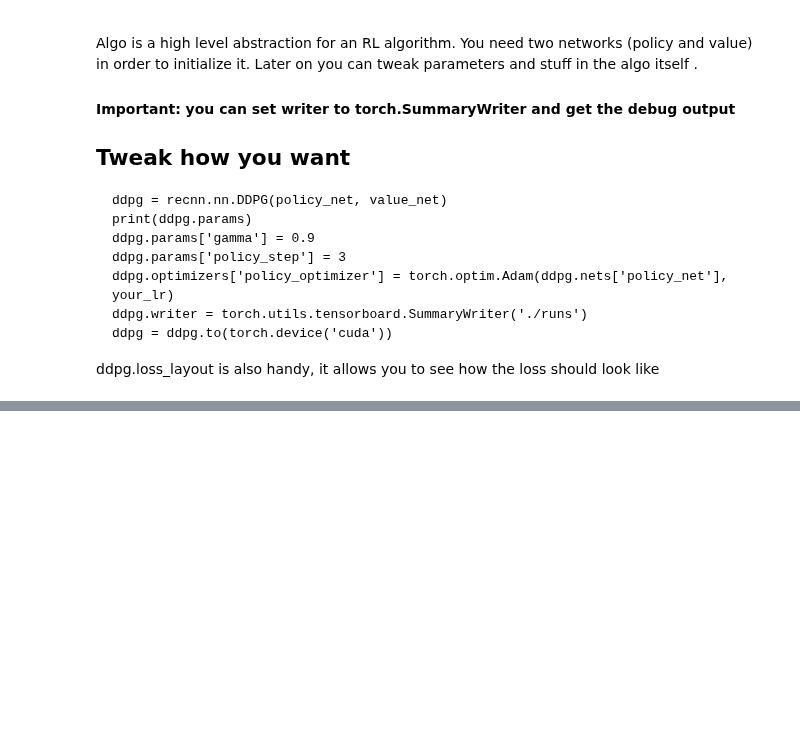
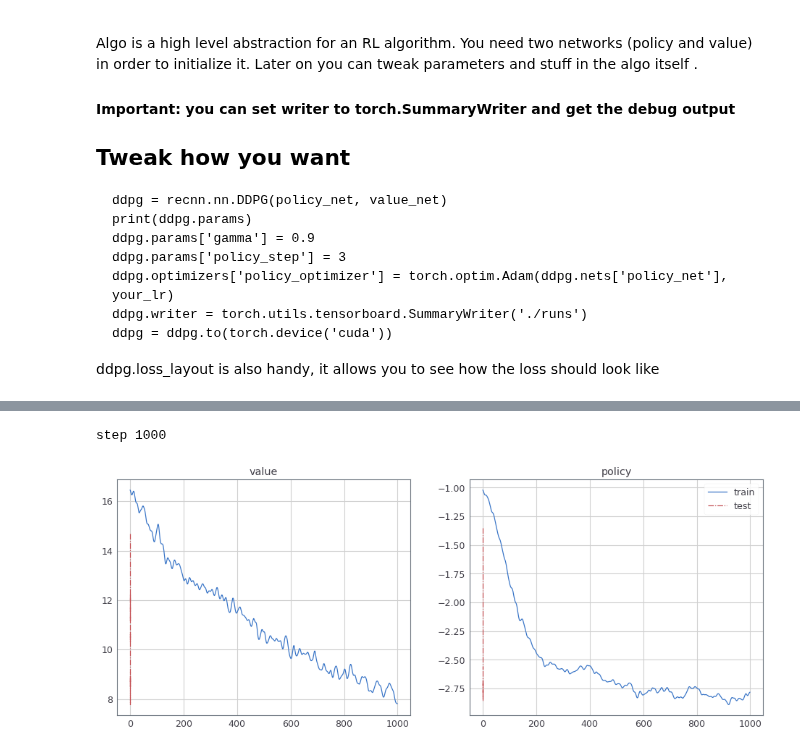
Before and after one commit to awarebayes/RecNN, a Jupyter notebook: examples/[Library Basics]/1. Getting Started.ipynb, the cells around one changed output, grey strips where cells are left out. Cells and saved outputs as stored; diff of their text form; code cells hidden in the pictures; blank space fills up the shorter version.

```diff
--- a/examples/[Library Basics]/1. Getting Started.ipynb
+++ b/examples/[Library Basics]/1. Getting Started.ipynb
@@ -292,0 +225,12 @@ KeyboardInterrupt:
+# %%
+step = 0
+params = {
+    'gamma'      : 0.99,
+    'min_value'  : -10,
+    'max_value'  : 10,
+    'policy_step': 10,
+    'soft_tau'   : 0.001,
+}
+batch = {'state': state, 'action': action, 'reward': reward, 'next_state': next_state, 'done':done}
+loss = recnn.nn.update.ddpg_update(batch, params, nets, optimizer, cuda, debug, writer, step=step)
+print(loss)
@@ -293,3 +259,34 @@ KeyboardInterrupt:
+# %%
+from IPython.display import clear_output
+import matplotlib.pyplot as plt
+%matplotlib inline
+
+plot_every = 50
+n_epochs = 2
+
+def learn():
+    step = 0
+    for epoch in range(n_epochs):
+        for batch in tqdm(env.train_dataloader):
+            loss = recnn.nn.ddpg_update(batch, params,
+                                               nets, optimizer, cuda, debug,
+                                               writer, step=step)
+            plotter.log_losses(loss)
+            step += 1
+            if step % plot_every == 0:
+                clear_output(True)
+                print('step', step)
+                test_loss = run_tests()
+                plotter.log_losses(test_loss, test=True)
+                plotter.plot_loss()
+            if step > 1000:
+                return
+
+
+learn()
+# %% [output]
+step 1000
+[figure, added]
 # %%
 def plot_grad_flow(named_parameters):
     ave_grads = []
```
Also changed, not shown: parts of 19 cells of this notebook, 12 other files.
